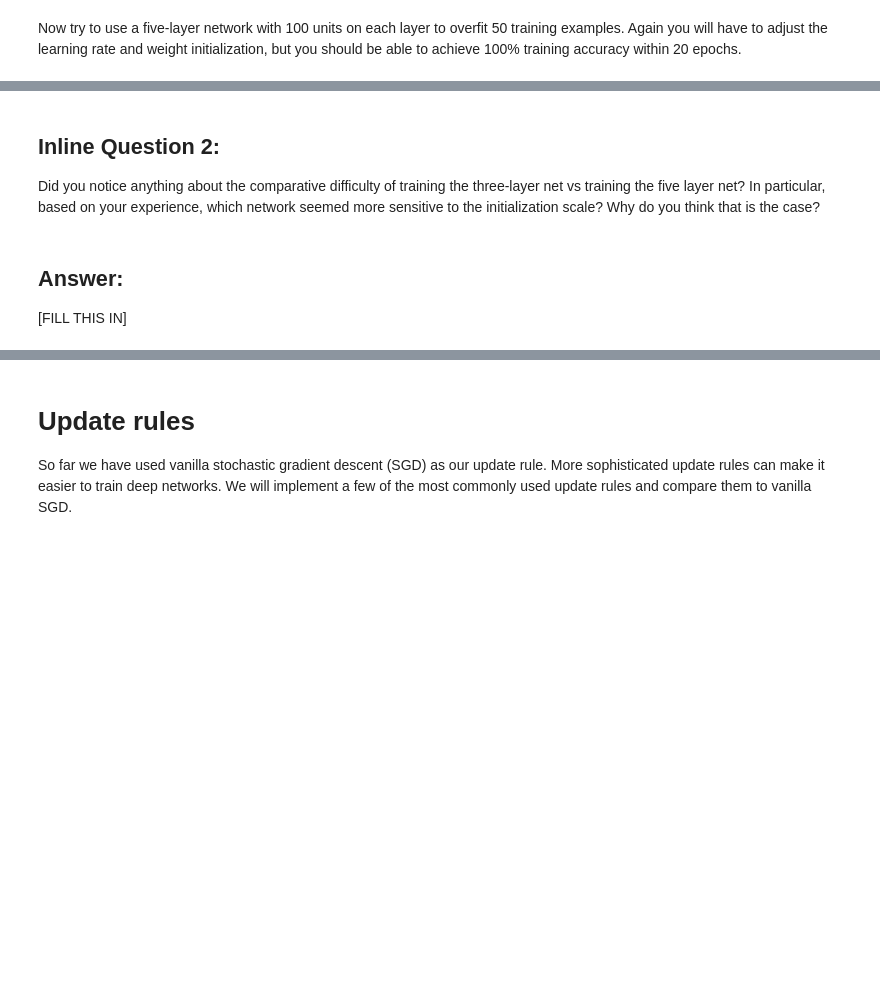
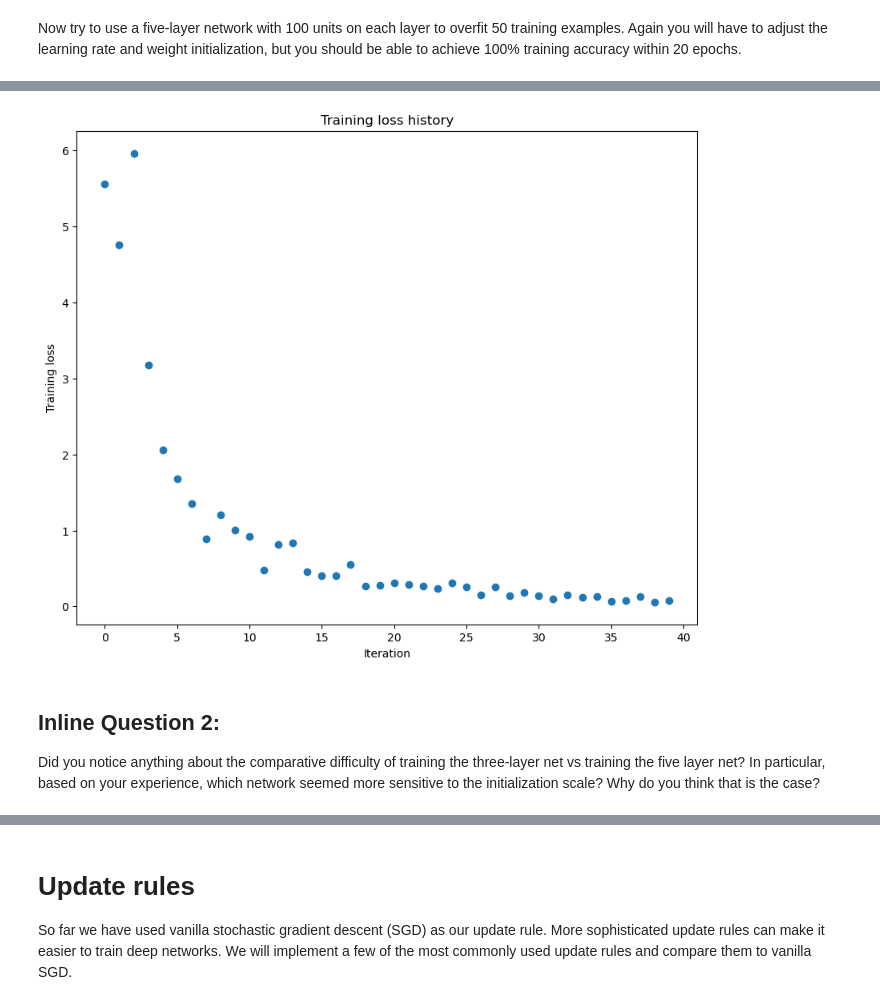
Before and after one commit to EigenTrace/CS682, a Jupyter notebook: assignment2/FullyConnectedNets.ipynb, the cells around one changed output, grey strips where cells are left out. Drawn from its saved outputs; the diff is of its cells as text; code cells hidden in the pictures; blank space fills up the shorter version.

```diff
--- a/assignment2/FullyConnectedNets.ipynb
+++ b/assignment2/FullyConnectedNets.ipynb
@@ -520,8 +544,8 @@ small_data = {
   'y_val': data['y_val'],
 }
 
-learning_rate = 2e-3
-weight_scale = 1e-5
+learning_rate = 1e-2
+weight_scale = 5e-2
 model = FullyConnectedNet([100, 100, 100, 100],
                 weight_scale=weight_scale, dtype=np.float64)
 solver = Solver(model, small_data,
@@ -532,9 +556,12 @@ solver = Solver(model, small_data,
                 }
          )
 solver.train()
+print("Best training accuracy:", max(solver.train_acc_history))
+assert max(solver.train_acc_history) == 1.0
 
 plt.plot(solver.loss_history, 'o')
 plt.title('Training loss history')
 plt.xlabel('Iteration')
 plt.ylabel('Training loss')
 plt.show()
+# %% [output]
@@ -541,6 +585,4 @@ plt.show()
+[figure, added]
 # %% [markdown]
 ## Inline Question 2:
 Did you notice anything about the comparative difficulty of training the three-layer net vs training the five layer net? In particular, based on your experience, which network seemed more sensitive to the initialization scale? Why do you think that is the case?
-# %% [markdown]
-## Answer:
-[FILL THIS IN]
```
Also changed, not shown: parts of 21 cells of this notebook, 20 other files.
